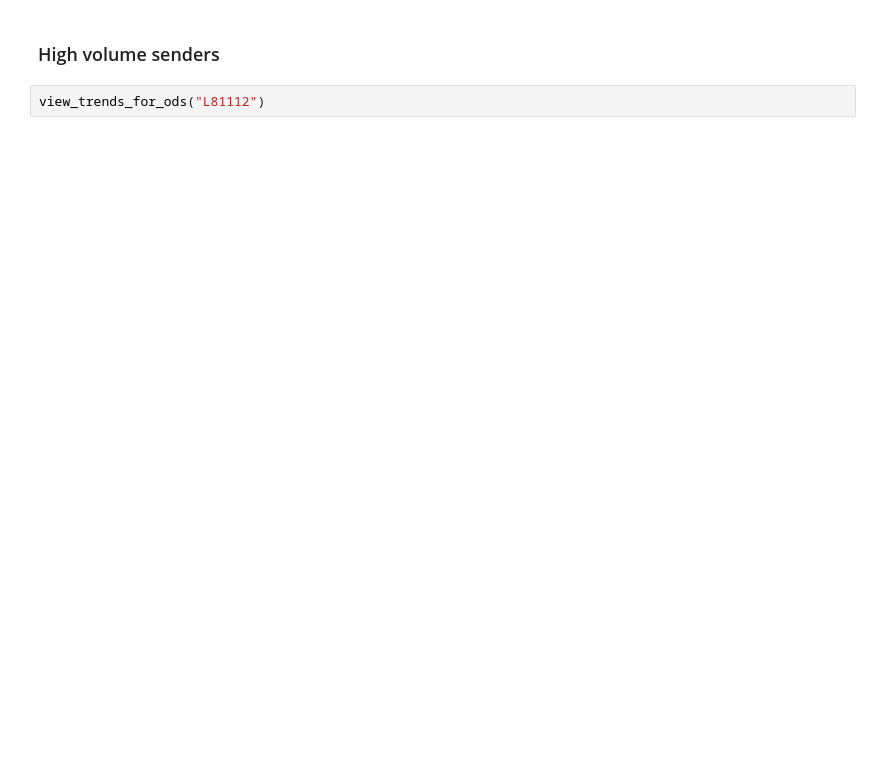
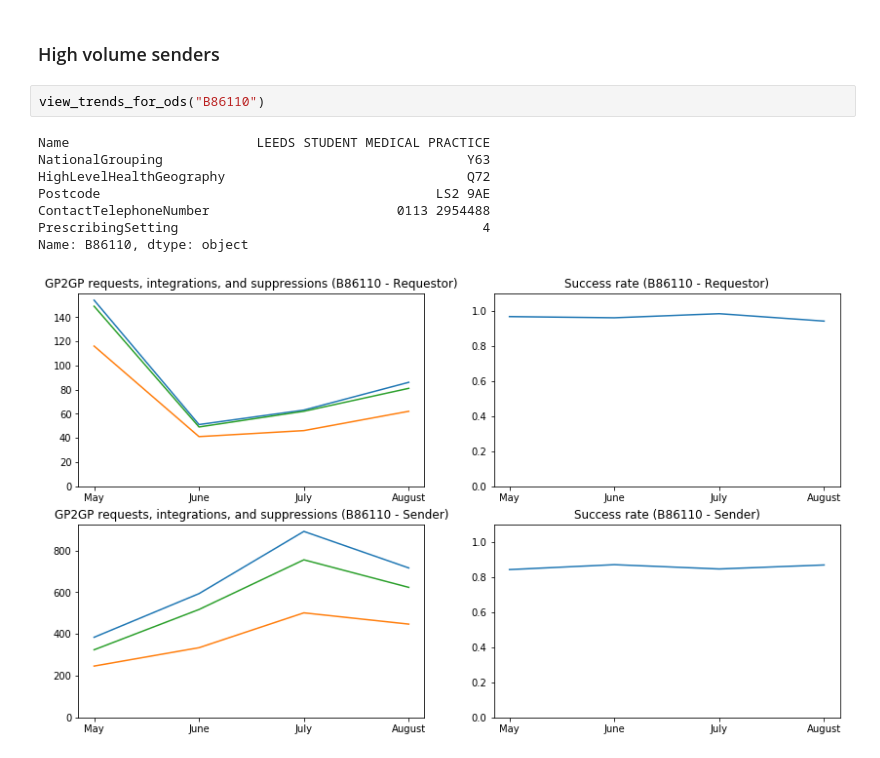
Before and after one commit to nhsconnect/prm-gp2gp-data-sandbox, a Jupyter notebook: notebooks/01-PRMT-365--GP2GP-transaction-and-failure-volume.ipynb, the cells around one changed output. Saved outputs shown, nothing was run; the diff lists cells and outputs as text; blank space fills up the shorter version.

```diff
--- a/notebooks/01-PRMT-365--GP2GP-transaction-and-failure-volume.ipynb
+++ b/notebooks/01-PRMT-365--GP2GP-transaction-and-failure-volume.ipynb
@@ -239,4 +259,13 @@ Name: E85124, dtype: object
 # %% [markdown]
 ### High volume senders
 # %%
-view_trends_for_ods("L81112")
+view_trends_for_ods("B86110")
+# %% [output]
+Name                        LEEDS STUDENT MEDICAL PRACTICE
+NationalGrouping                                       Y63
+HighLevelHealthGeography                               Q72
+Postcode                                           LS2 9AE
+ContactTelephoneNumber                        0113 2954488
+PrescribingSetting                                       4
+Name: B86110, dtype: object
+[figure, added]
```
Also changed, not shown: parts of 17 cells of this notebook.
